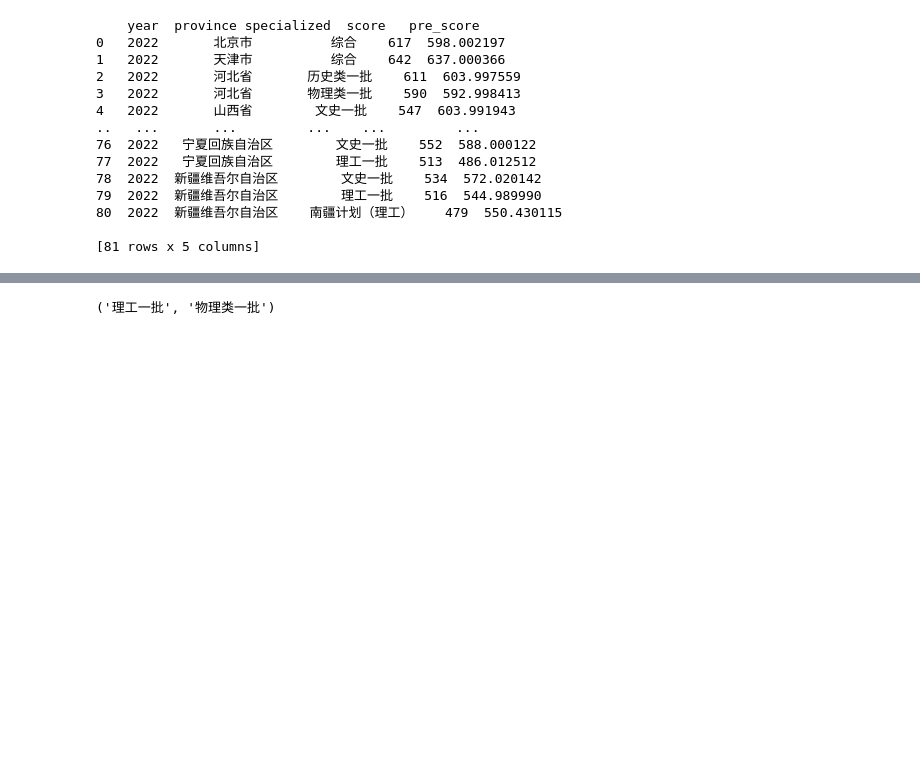
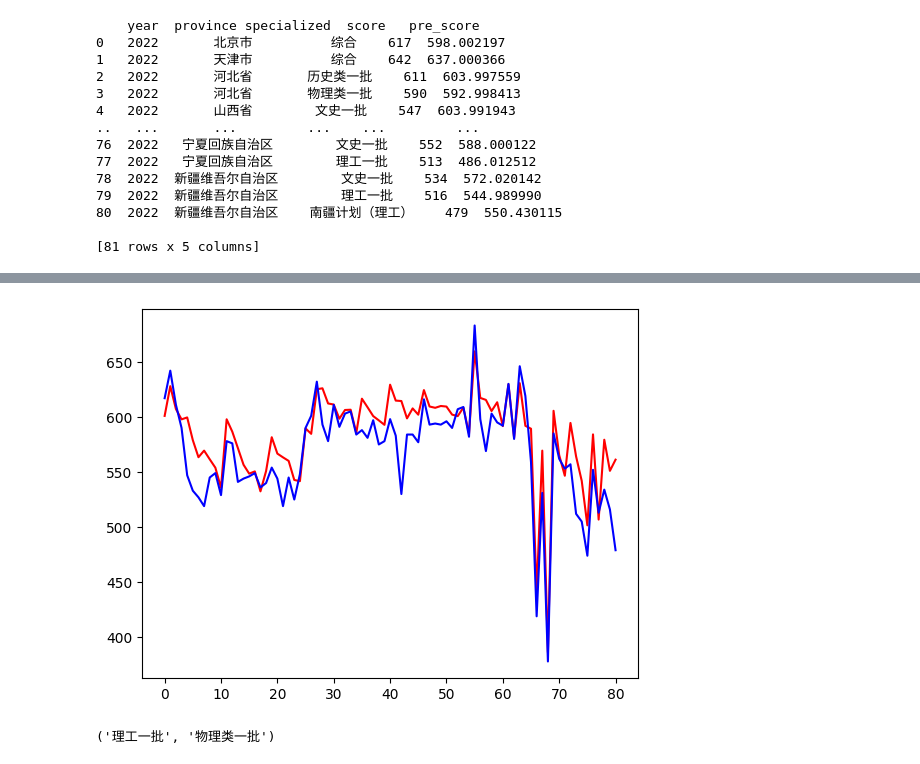
Before and after one commit to 911Boom/py_hw, a Jupyter notebook: Hw_gaokao/predict.ipynb, the cells around one changed output, grey strips where cells are left out. Saved outputs shown, nothing was run; the diff lists cells and outputs as text; code cells hidden in the pictures; blank space fills up the shorter version.

```diff
--- a/Hw_gaokao/predict.ipynb
+++ b/Hw_gaokao/predict.ipynb
@@ -135,0 +137,7 @@ print(mean_absolute_error(y_pred1, y_test))
+# %%
+import catboost as cb
+model2 = cb.CatBoostRegressor()
+model2.fit(X_train, y)
+y_pred2 = model2.predict(X_test)
+print(y_pred2)
+print(mean_absolute_error(y_pred2, y_test))
@@ -170,3 +198,9 @@ plt.show()
+# %%
+plt.plot(np.arange(0, 81), y_pred2, 'r')
+plt.plot(np.arange(0, 81), y_test, 'b')
+plt.show()
+# %% [output]
+[figure, added]
 # %%
 import pyecharts.options as opts
 from pyecharts.charts import Map
```
Also changed, not shown: parts of 16 cells of this notebook, 3 other files.
